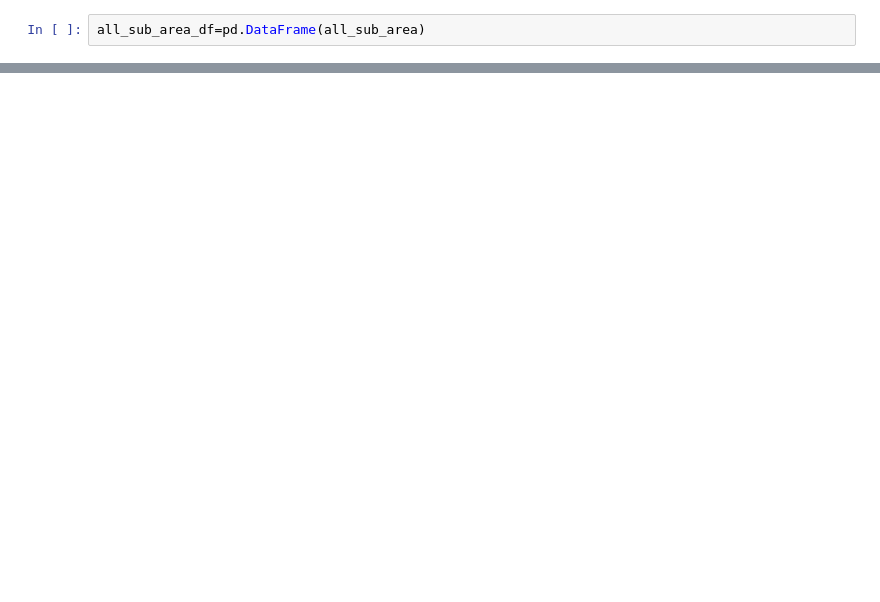
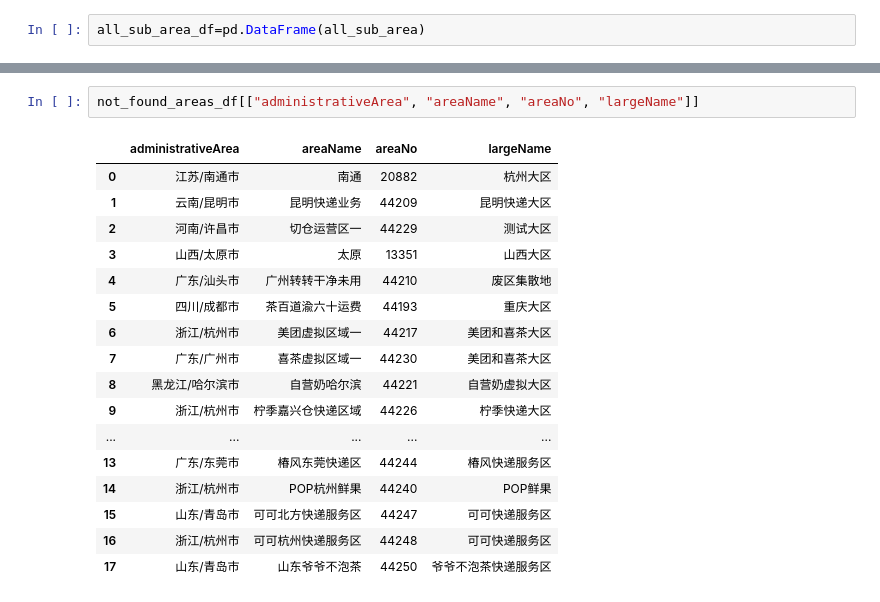
Before and after one commit to chrisptang/aliyun-devops, a Jupyter notebook: 给运营服务区新配置会员规则-2024.ipynb, the cells around one changed output, grey strips where cells are left out. Drawn from its saved outputs; the diff is of its cells as text; blank space fills up the shorter version.

```diff
--- a/给运营服务区新配置会员规则-2024.ipynb
+++ b/给运营服务区新配置会员规则-2024.ipynb
@@ -159,3 +258,23 @@ for index, row in not_found_areas_df[["administrativeArea", "areaName", "areaNo"
+# %%
+not_found_areas_df[["administrativeArea", "areaName", "areaNo", "largeName"]]
+# %% [output]
+|  | administrativeArea | areaName | areaNo | largeName |
+| 0 | 江苏/南通市 | 南通 | 20882 | 杭州大区 |
+| 1 | 云南/昆明市 | 昆明快递业务 | 44209 | 昆明快递大区 |
+| 2 | 河南/许昌市 | 切仓运营区一 | 44229 | 测试大区 |
+| 3 | 山西/太原市 | 太原 | 13351 | 山西大区 |
+| 4 | 广东/汕头市 | 广州转转干净未用 | 44210 | 废区集散地 |
+| 5 | 四川/成都市 | 茶百道渝六十运费 | 44193 | 重庆大区 |
+| 6 | 浙江/杭州市 | 美团虚拟区域一 | 44217 | 美团和喜茶大区 |
+| 7 | 广东/广州市 | 喜茶虚拟区域一 | 44230 | 美团和喜茶大区 |
+| 8 | 黑龙江/哈尔滨市 | 自营奶哈尔滨 | 44221 | 自营奶虚拟大区 |
+| 9 | 浙江/杭州市 | 柠季嘉兴仓快递区域 | 44226 | 柠季快递大区 |
+| ... | ... | ... | ... | ... |
+| 13 | 广东/东莞市 | 椿风东莞快递区 | 44244 | 椿风快递服务区 |
+| 14 | 浙江/杭州市 | POP杭州鲜果 | 44240 | POP鲜果 |
+| 15 | 山东/青岛市 | 可可北方快递服务区 | 44247 | 可可快递服务区 |
+| 16 | 浙江/杭州市 | 可可杭州快递服务区 | 44248 | 可可快递服务区 |
+| 17 | 山东/青岛市 | 山东爷爷不泡茶 | 44250 | 爷爷不泡茶快递服务区 |
 # %%
 print("SQL：{}")
 print(all_sql)
```
Also changed, not shown: parts of 9 cells of this notebook.
